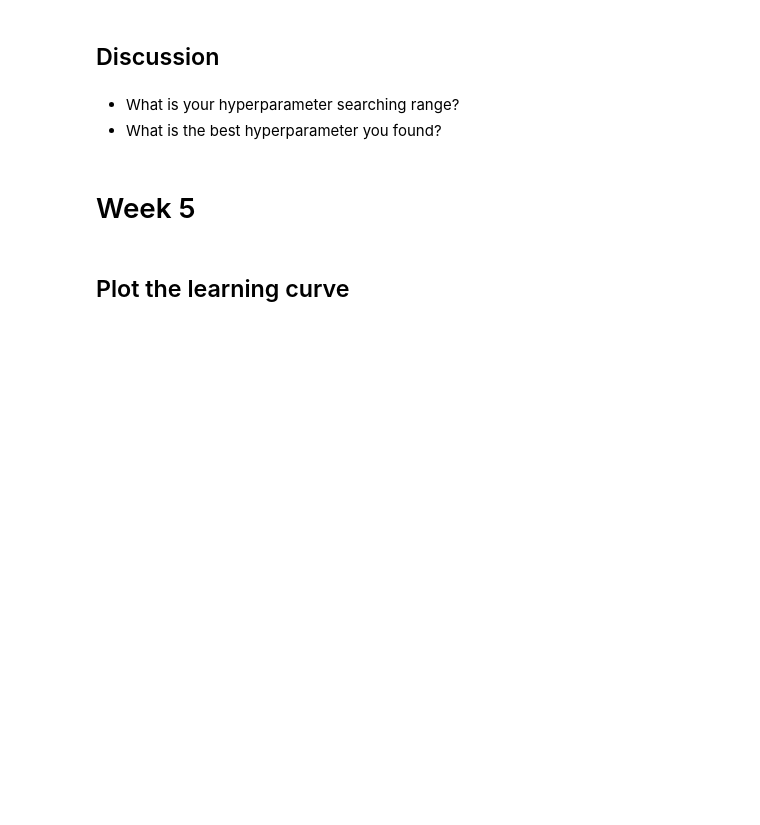
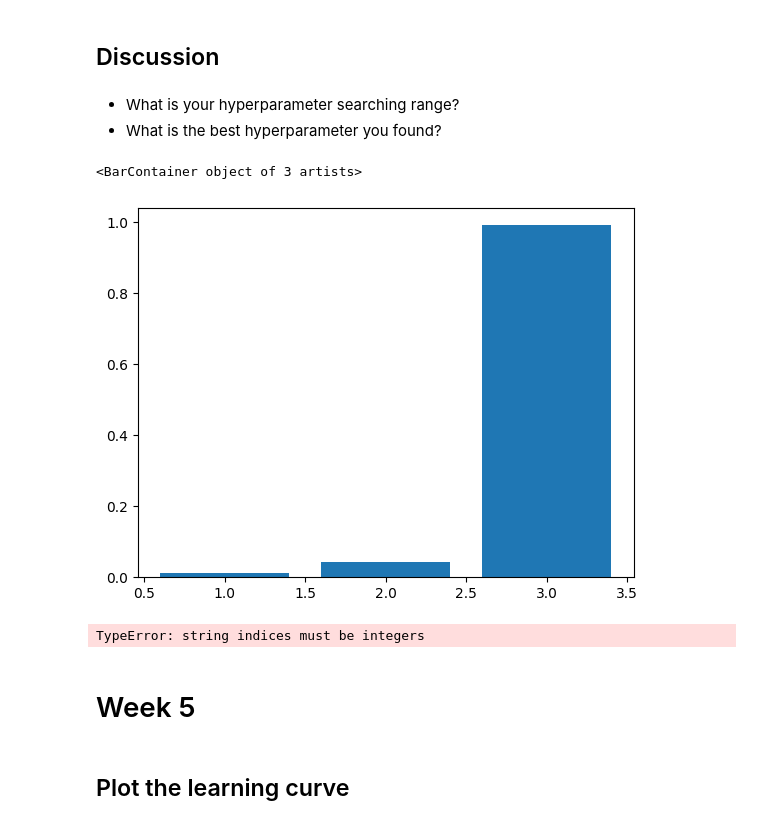
Before and after one commit to bmourino/ch359, a Jupyter notebook: 2-ML/utils/analysis_filled.ipynb, the cells around one changed output. Drawn from its saved outputs; the diff is of its cells as text; code cells hidden in the pictures; blank space fills up the shorter version.

```diff
--- a/2-ML/utils/analysis_filled.ipynb
+++ b/2-ML/utils/analysis_filled.ipynb
@@ -102,6 +103,3 @@ axs[1].plot([train_min, train_max], [train_min, train_max], 'r--')
 # %% [markdown]
 - What is your hyperparameter searching range?
 - What is the best hyperparameter you found?
-# %%
-m1_loss = #fillme df.read("../results/stoich120/loss_ft.csv") # Saving loss to csv need to be added in w4-finetune
-m2_loss = #fillme df.read("../results/ofm/loss_ft.csv")
@@ -110,3 +106,20 @@ plt.bar(#fillme)
+# %%
+with open("../results/stoich120/loss.json") as file:
+    m1_loss = json.load(file)
+#with open("../results/ofm/loss.json") as file:
+#    m2_loss = json.load(file)
+
+m1_ft = pd.read_csv("../results/stoich120/cv_results.csv")
+#m2_ft = pd.read_csv("../results/ofm/cv_results.csv")
+# %%
+plt.bar(np.array([1,2,3]), [m1_loss['train_mse'], m1_loss['train_mae'], m1_loss['train_r2']])
+# %% [output]
+<BarContainer object of 3 artists>
+[figure, added]
+# %%
+m1_loss['train_mae']
+# %% [output]
+TypeError: string indices must be integers
 # %% [markdown]
 # Week 5
 # %% [markdown]
```
Also changed, not shown: parts of 11 cells of this notebook, 21 other files.
